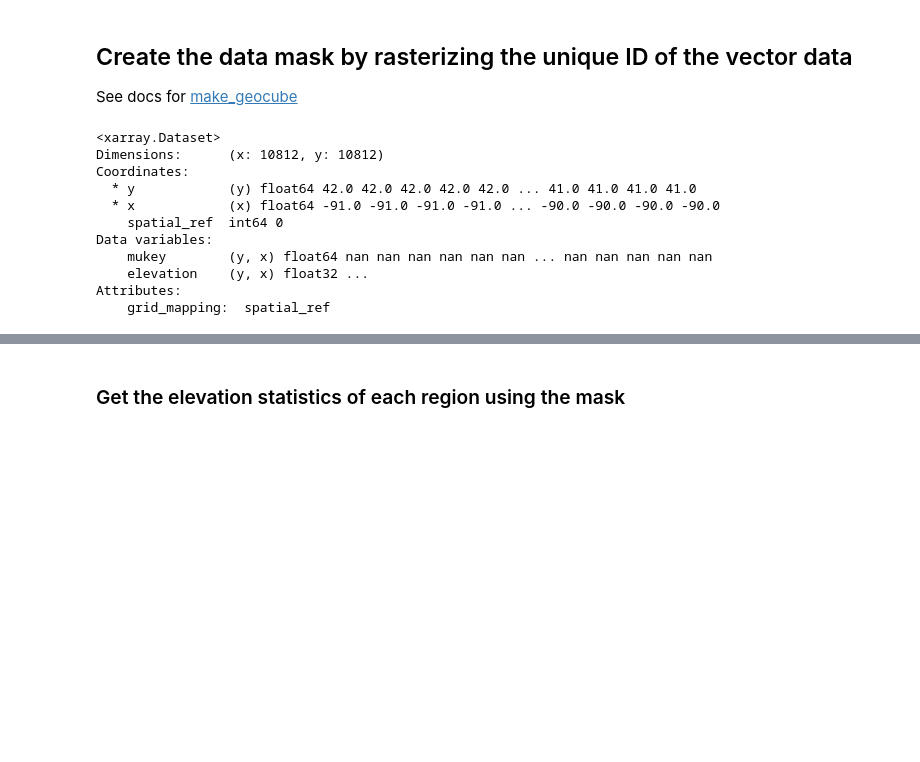
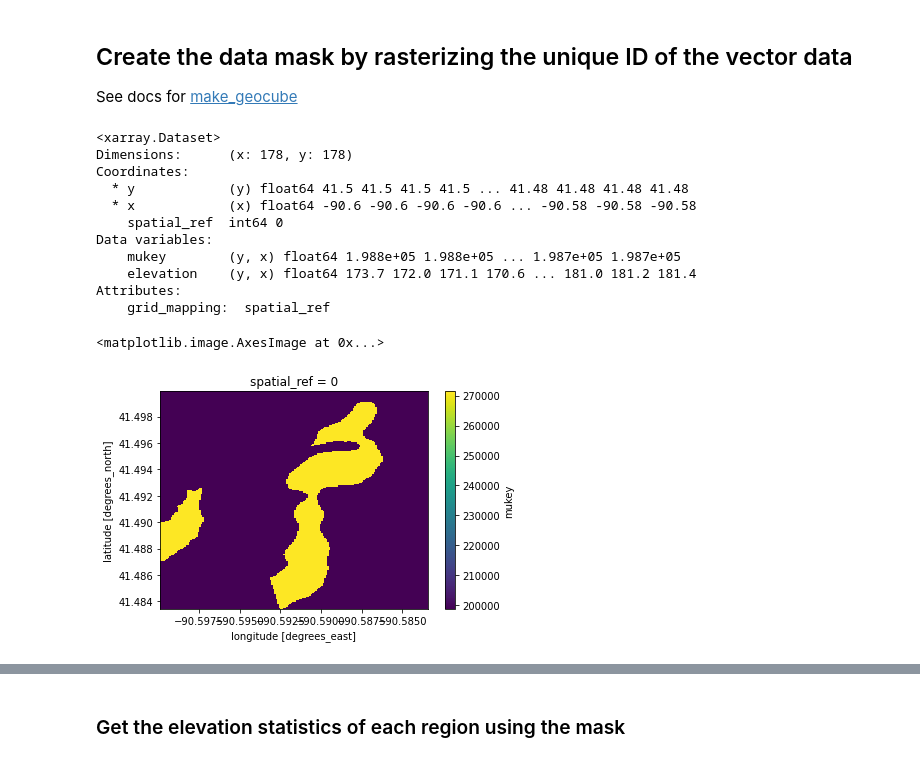
Before and after one commit to corteva/geocube, a Jupyter notebook: latest/examples/zonal_statistics.ipynb, the cells around one changed output, grey strips where cells are left out. Saved outputs shown, nothing was run; the diff lists cells and outputs as text; code cells hidden in the pictures; blank space fills up the shorter version.

```diff
--- a/latest/examples/zonal_statistics.ipynb
+++ b/latest/examples/zonal_statistics.ipynb
@@ -29,26 +26,38 @@ ssurgo_data = ssurgo_data.loc[ssurgo_data.hzdept_r==0]
 # then consider using a mapping of your data to an integer with something
 # like a categorical dtype.
 ssurgo_data["mukey"] = ssurgo_data.mukey.astype(int)
+# %%
+# load in source elevation data subset relevant for the vector data
+elevation = rioxarray.open_rasterio(
+    "zip://USGS_NED_13_n42w091_IMG.zip/USGS_NED_13_n42w091_IMG.img", masked=True
+).rio.clip(
+    ssurgo_data.geometry.values, ssurgo_data.crs, from_disk=True
+).sel(band=1).drop("band")
+elevation.name = "elevation"
 # %%
 out_grid = make_geocube(
     vector_data=ssurgo_data,
     measurements=["mukey"],
     like=elevation, # ensure the data are on the same grid
-    fill=numpy.nan
 )
 # %%
 # merge the two together
-out_grid["elevation"] = elevation
+out_grid["elevation"] = (elevation.dims, elevation.values, elevation.attrs, elevation.encoding)
 out_grid
 # %% [output]
 <xarray.Dataset>
-Dimensions:      (x: 10812, y: 10812)
+Dimensions:      (x: 178, y: 178)
 Coordinates:
-  * y            (y) float64 42.0 42.0 42.0 42.0 42.0 ... 41.0 41.0 41.0 41.0
-  * x            (x) float64 -91.0 -91.0 -91.0 -91.0 ... -90.0 -90.0 -90.0 -90.0
+  * y            (y) float64 41.5 41.5 41.5 41.5 ... 41.48 41.48 41.48 41.48
+  * x            (x) float64 -90.6 -90.6 -90.6 -90.6 ... -90.58 -90.58 -90.58
     spatial_ref  int64 0
 Data variables:
-    mukey        (y, x) float64 nan nan nan nan nan nan ... nan nan nan nan nan
-    elevation    (y, x) float32 ...
+    mukey        (y, x) float64 1.988e+05 1.988e+05 ... 1.987e+05 1.987e+05
+    elevation    (y, x) float64 173.7 172.0 171.1 170.6 ... 181.0 181.2 181.4
 Attributes:
     grid_mapping:  spatial_ref
+# %%
+out_grid.mukey.plot.imshow()
+# %% [output]
+<matplotlib.image.AxesImage at 0x...>
+[figure, added]
```
Also changed, not shown: parts of 9 cells of this notebook, 14 other files.
